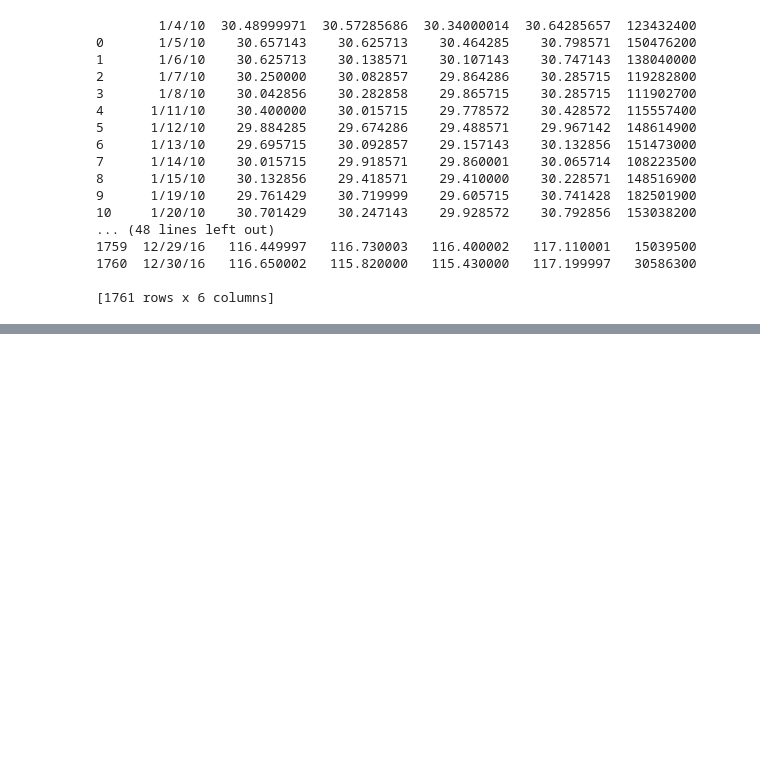
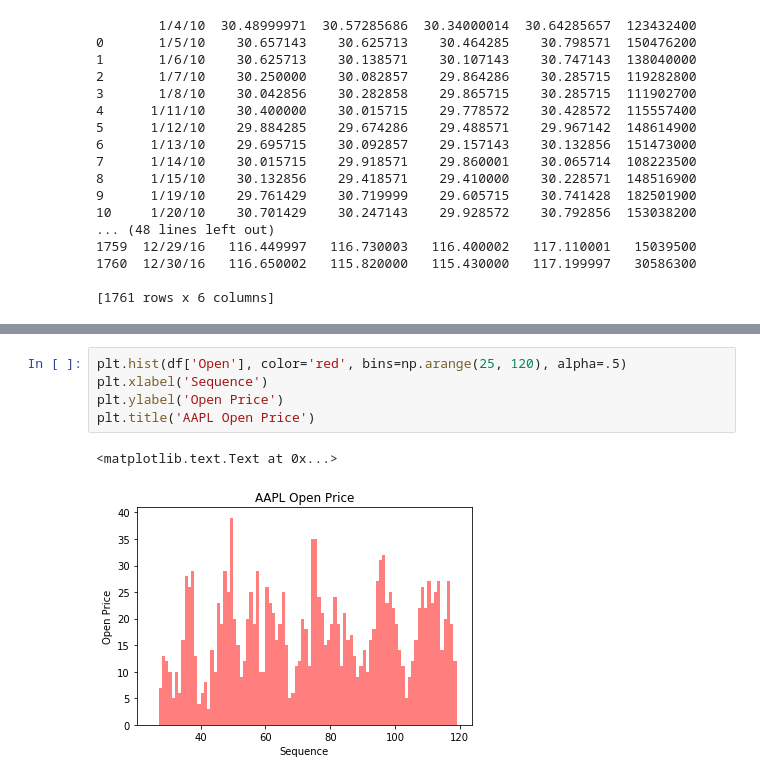
Before and after one commit to zhangtongds/IMDB-ratings-prediction, a Jupyter notebook: AAPL Price.ipynb, the cells around one changed output, grey strips where cells are left out. Drawn from its saved outputs; the diff is of its cells as text; blank space fills up the shorter version.

```diff
--- a/AAPL Price.ipynb
+++ b/AAPL Price.ipynb
@@ -45,0 +55,8 @@ plt.show()
+# %%
+plt.hist(df['Open'], color='red', bins=np.arange(25, 120), alpha=.5)
+plt.xlabel('Sequence')
+plt.ylabel('Open Price')
+plt.title('AAPL Open Price')
+# %% [output]
+<matplotlib.text.Text at 0x...>
+[figure, added]
```
Also changed, not shown: parts of 3 cells of this notebook.
